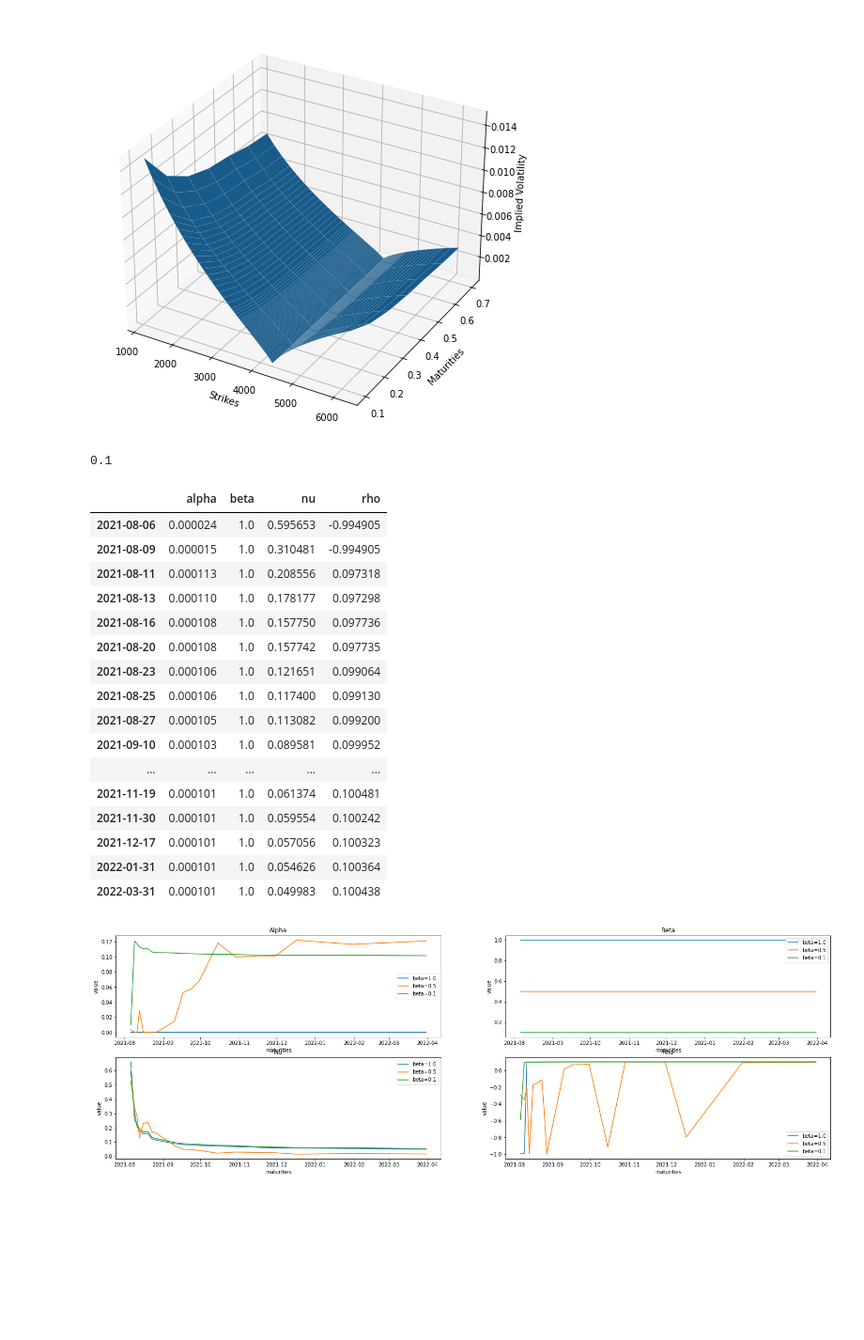
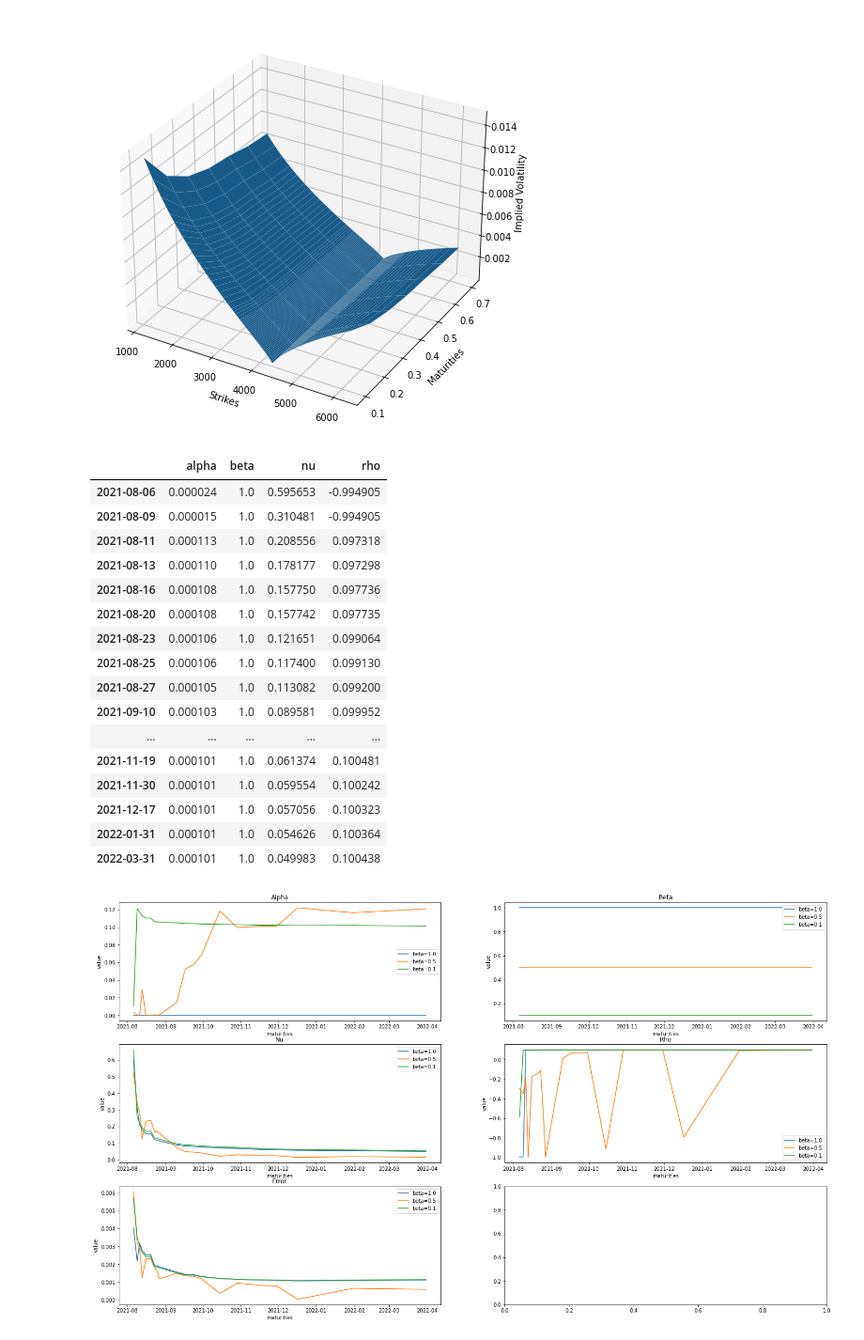
Before and after one commit to lucasomigli/SABR-volatility-models, a Jupyter notebook: ql_model.ipynb, the cells around one changed output. Shown at 94% size. Drawn from its saved outputs; the diff is of its cells as text; code cells hidden in the pictures; blank space fills up the shorter version.

```diff
--- a/ql_model.ipynb
+++ b/ql_model.ipynb
@@ -211,16 +186,13 @@ SABR_vol_surface.enableExtrapolation()
 plot_vol_surface(vol_surface=SABR_vol_surface , plot_years=np.arange(0.1, .8, 0.1), plot_strikes=strikes, funct='blackVol')
 # %% [output]
 [figure]
-# %%
-method1 = volatilitySurfaceSABR(beta=1, shift=0)
-method2 = volatilitySurfaceSABR(beta=.5, shift=0)
-method3 = volatilitySurfaceSABR(beta=.1, shift=0)
-
-method3["b"][1]
-# %% [output]
-0.1
 # %%
-fig, axs = plt.subplots(2, 2, figsize=(25,8))
+method1 = volatilitySurfaceSABR(beta=1, shift=0)
+method2 = volatilitySurfaceSABR(beta=.5, shift=0)
+method3 = volatilitySurfaceSABR(beta=.1, shift=0)
+
+fig, axs = plt.subplots(3, 2, figsize=(25,8))
+plt.subplots_adjust(left=None, bottom=None, right=None, top=1.5, wspace=None, hspace=None)
 for method in [method1, method2, method3]:
     axs[0, 0].plot(maturities, method["a"], label="beta={}".format(method["b"][1]))
     axs[0, 0].set_title('Alpha')
@@ -232,31 +204,35 @@ for method in [method1, method2, method3]:
     axs[0, 1].legend()
     axs[1, 0].plot(maturities, method["n"], label="beta={}".format(method["b"][1]))
     axs[1, 0].set_title('Nu')
     axs[1, 0].set(xlabel='maturities', ylabel='value')
     axs[1, 0].legend()
     axs[1, 1].plot(maturities, method["r"], label="beta={}".format(method["b"][1]))
     axs[1, 1].set_title('Rho')
     axs[1, 1].set(xlabel='maturities', ylabel='value')
     axs[1, 1].legend()
+    axs[2, 0].plot(maturities, method["e"], label="beta={}".format(method["b"][1]))
+    axs[2, 0].set_title('Error')
+    axs[2, 0].set(xlabel='maturities', ylabel='value')
+    axs[2, 0].legend()
 
 d = {'alpha': volatility_surface["a"], 'beta': volatility_surface["b"], 'nu': volatility_surface["n"], 'rho': volatility_surface["r"]}
 pd.DataFrame(data=d, index=maturities)
 # %% [output]
 |  | alpha | beta | nu | rho |
 | 2021-08-06 | 0.000024 | 1.0 | 0.595653 | -0.994905 |
 | 2021-08-09 | 0.000015 | 1.0 | 0.310481 | -0.994905 |
 | 2021-08-11 | 0.000113 | 1.0 | 0.208556 | 0.097318 |
 | 2021-08-13 | 0.000110 | 1.0 | 0.178177 | 0.097298 |
 | 2021-08-16 | 0.000108 | 1.0 | 0.157750 | 0.097736 |
 | 2021-08-20 | 0.000108 | 1.0 | 0.157742 | 0.097735 |
 | 2021-08-23 | 0.000106 | 1.0 | 0.121651 | 0.099064 |
 | 2021-08-25 | 0.000106 | 1.0 | 0.117400 | 0.099130 |
 | 2021-08-27 | 0.000105 | 1.0 | 0.113082 | 0.099200 |
 | 2021-09-10 | 0.000103 | 1.0 | 0.089581 | 0.099952 |
 | ... | ... | ... | ... | ... |
 | 2021-11-19 | 0.000101 | 1.0 | 0.061374 | 0.100481 |
 | 2021-11-30 | 0.000101 | 1.0 | 0.059554 | 0.100242 |
 | 2021-12-17 | 0.000101 | 1.0 | 0.057056 | 0.100323 |
 | 2022-01-31 | 0.000101 | 1.0 | 0.054626 | 0.100364 |
 | 2022-03-31 | 0.000101 | 1.0 | 0.049983 | 0.100438 |
-[figure, old version]
+[figure, new version]
```
Also changed, not shown: parts of 10 cells of this notebook.
